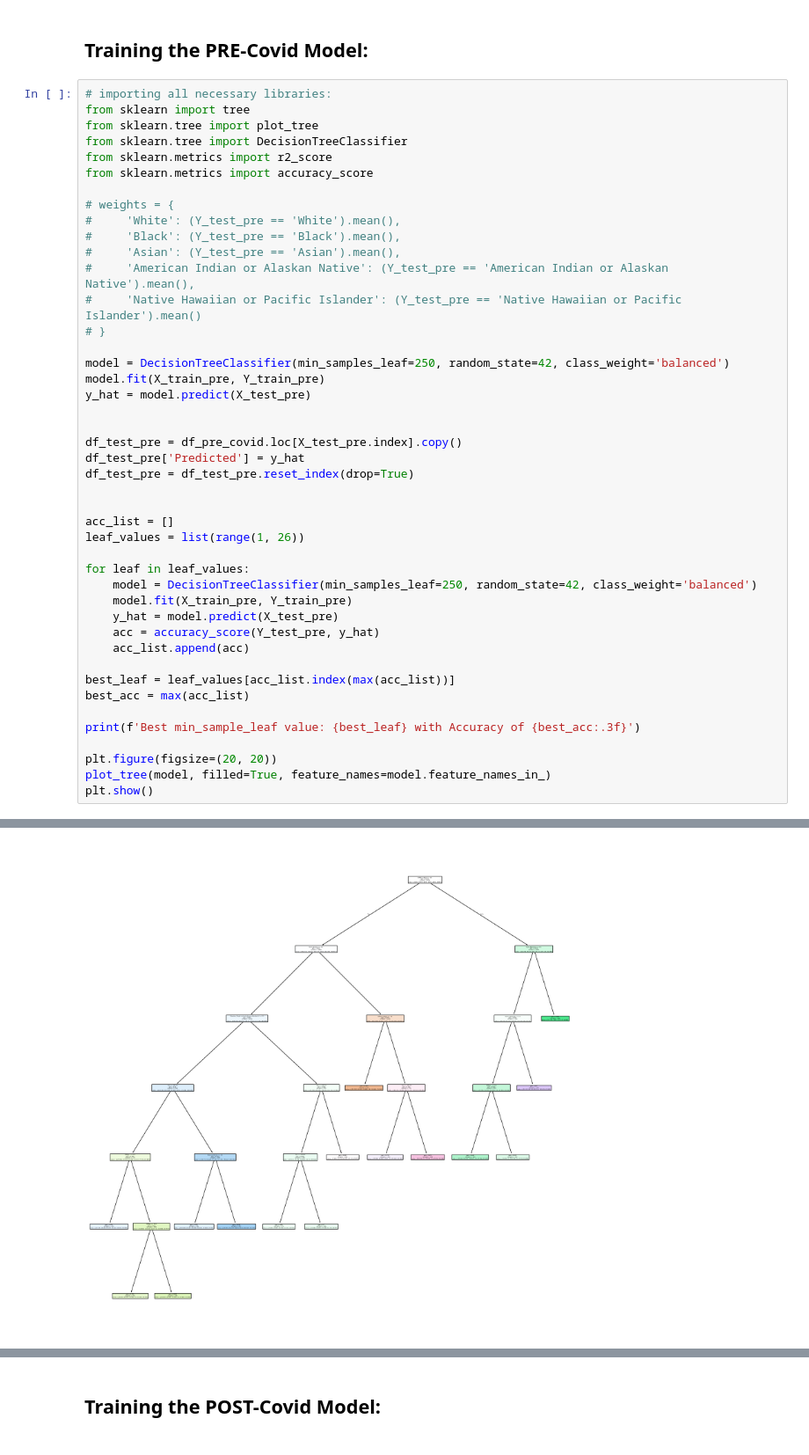
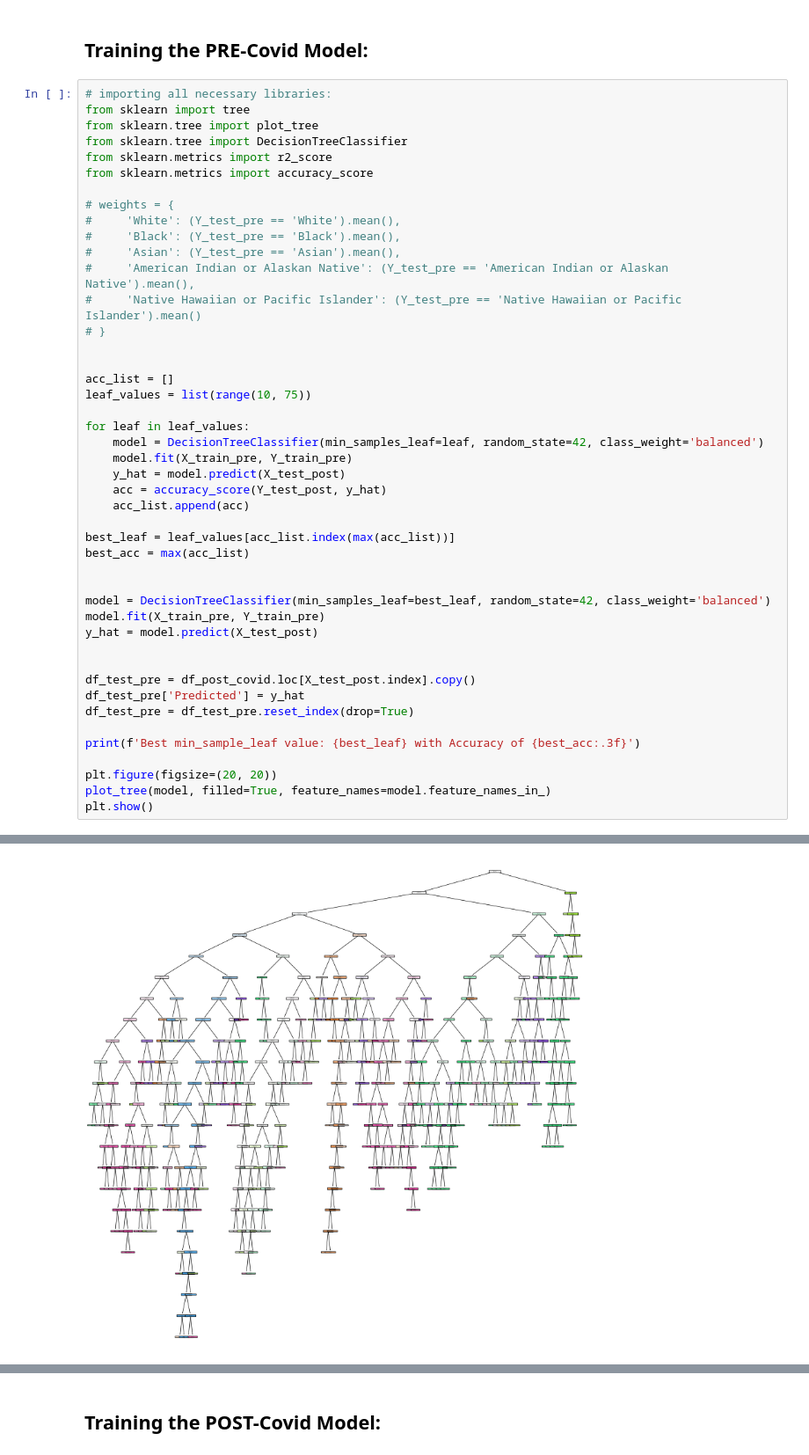
Before and after one commit to RyanErm/mlproject, a Jupyter notebook: Model.ipynb, the cells around one changed output, grey strips where cells are left out. Shown at 88% size. Saved outputs shown, nothing was run; the diff lists cells and outputs as text.

```diff
--- a/Model.ipynb
+++ b/Model.ipynb
@@ -136,28 +140,29 @@ from sklearn.metrics import accuracy_score
 #     'Native Hawaiian or Pacific Islander': (Y_test_pre == 'Native Hawaiian or Pacific Islander').mean()
 # }
 
-model = DecisionTreeClassifier(min_samples_leaf=250, random_state=42, class_weight='balanced')
-model.fit(X_train_pre, Y_train_pre)
-y_hat = model.predict(X_test_pre)
-
-
-df_test_pre = df_pre_covid.loc[X_test_pre.index].copy()
-df_test_pre['Predicted'] = y_hat
-df_test_pre = df_test_pre.reset_index(drop=True)
-
 
 acc_list = []
-leaf_values = list(range(1, 26))
+leaf_values = list(range(10, 75))
 
 for leaf in leaf_values:
-    model = DecisionTreeClassifier(min_samples_leaf=250, random_state=42, class_weight='balanced')
+    model = DecisionTreeClassifier(min_samples_leaf=leaf, random_state=42, class_weight='balanced')
     model.fit(X_train_pre, Y_train_pre)
-    y_hat = model.predict(X_test_pre)
-    acc = accuracy_score(Y_test_pre, y_hat)
+    y_hat = model.predict(X_test_post)
+    acc = accuracy_score(Y_test_post, y_hat)
     acc_list.append(acc)
 
 best_leaf = leaf_values[acc_list.index(max(acc_list))]
 best_acc = max(acc_list)
+
+
+model = DecisionTreeClassifier(min_samples_leaf=best_leaf, random_state=42, class_weight='balanced')
+model.fit(X_train_pre, Y_train_pre)
+y_hat = model.predict(X_test_post)
+
+
+df_test_pre = df_post_covid.loc[X_test_post.index].copy()
+df_test_pre['Predicted'] = y_hat
+df_test_pre = df_test_pre.reset_index(drop=True)
 
 print(f'Best min_sample_leaf value: {best_leaf} with Accuracy of {best_acc:.3f}')
 
@@ -169 +174 @@ Best min_sample_leaf value: 1 with Accuracy of 0.349
-[figure, old version]
+[figure, new version]
```
Also changed, not shown: parts of 25 cells of this notebook.
